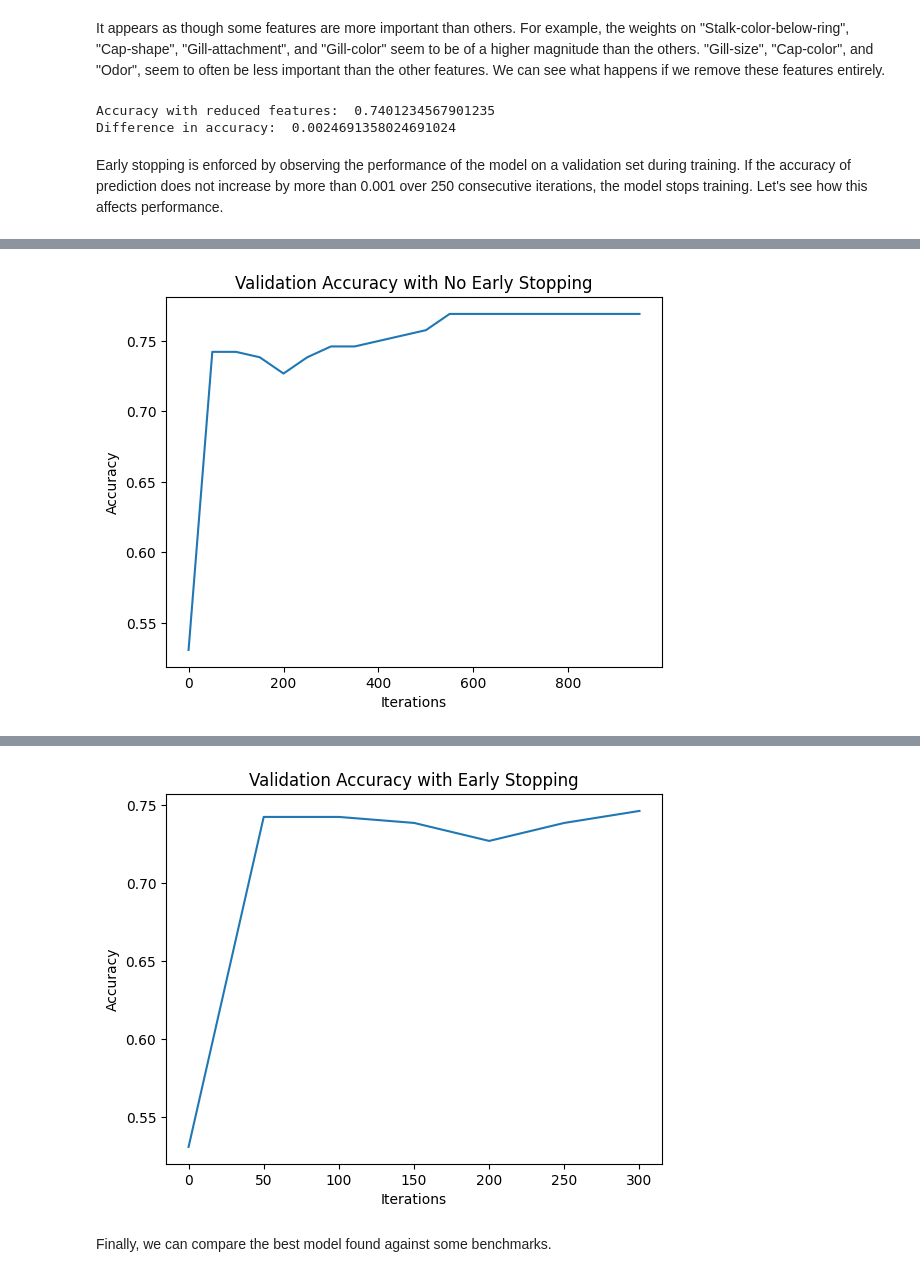
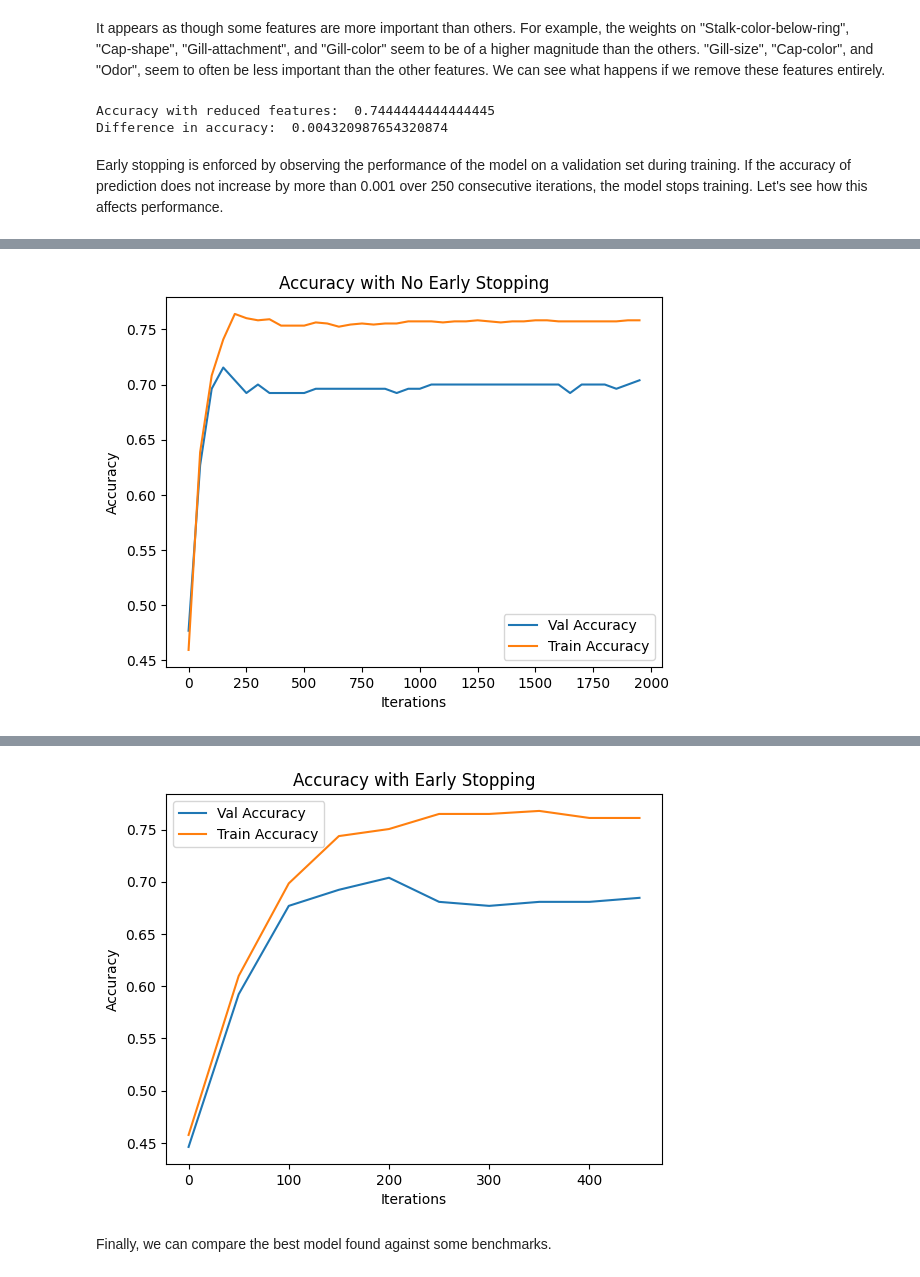
Before and after one commit to faverogian/ECSE551, a Jupyter notebook: Project 1/Mushroom_Classification.ipynb, the cells around one changed output, grey strips where cells are left out. Drawn from its saved outputs; the diff is of its cells as text; code cells hidden in the pictures.

```diff
--- a/Project 1/Mushroom_Classification.ipynb
+++ b/Project 1/Mushroom_Classification.ipynb
@@ -20,6 +20,9 @@ mushroom_set.columns = mushroom_headers
 # Get the labels from last column
 X = mushroom_set.iloc[:, :-1]
 Y = mushroom_set.iloc[:, -1]
+
+# Normalize the data per column
+X = (X - X.mean()) / X.std()
 # %% [markdown]
 An automated process was designed to choose candidate models that had the highest accuracy based on a nested cross validation algorithm. A hyperparameter grid was constructed to identify the best learning rate, regularization, and norm penalty.
 # %%
@@ -116,8 +125,8 @@ accuracy_reduced = nested_cv.k_fold_cross_validation(best_model, X_reduced, Y)
 print("Accuracy with reduced features: ", accuracy_reduced)
 print("Difference in accuracy: ", best_accuracy - accuracy_reduced)
 # %% [output]
-Accuracy with reduced features:  0.7401234567901235
-Difference in accuracy:  0.0024691358024691024
+Accuracy with reduced features:  0.7444444444444445
+Difference in accuracy:  0.004320987654320874
 # %% [markdown]
 Early stopping is enforced by observing the performance of the model on a validation set during training. If the accuracy of prediction does not increase by more than 0.001 over 250 consecutive iterations, the model stops training. Let's see how this affects performance.
 # %%
@@ -127,32 +136,39 @@ import time
 # Evaluate the best model with no early stopping
 timer = time.time()
 best_model.early_stopping = False
-iterations, accuracies = best_model.fit(x_train, y_train, x_val, y_val)
+best_model.w = None
+iterations, val_accuracies, train_accuracies = best_model.fit(x_train, y_train, x_val, y_val)
 Y_pred = best_model.predict(X_test)
 accuracy = np.mean(Y_pred == Y_test)
-print("Test set accuracy with no stopping (1000 iterations):", accuracy)
+print("Test set accuracy with no stopping (2000 iterations):", accuracy)
 print("Time elapsed:", time.time() - timer)
 
 # Make a plot of the accuracy vs iterations
-plt.plot(iterations, accuracies)
+plt.plot(iterations, val_accuracies, label='Val Accuracy')
+plt.plot(iterations, train_accuracies, label='Train Accuracy')
 plt.xlabel("Iterations")
 plt.ylabel("Accuracy")
-plt.title("Validation Accuracy with No Early Stopping")
+plt.title("Accuracy with No Early Stopping")
+plt.legend()
 plt.show()
 
 # Evaluate model with early stopping
 timer = time.time()
 best_model.early_stopping = True
-iterations, accuracies = best_model.fit(x_train, y_train, x_val, y_val)
+best_model.w = None
+iterations, val_accuracies, train_accuracies = best_model.fit(x_train, y_train, x_val, y_val)
 Y_pred = best_model.predict(X_test)
 accuracy = np.mean(Y_pred == Y_test)
 print(f"Test set accuracy with stopping after {iterations[-1]} iterations:", accuracy)
 print("Time elapsed:", time.time() - timer)
 
 # Make a plot of the accuracy vs iterations
-plt.plot(iterations, accuracies)
+plt.plot(iterations, val_accuracies, label='Val Accuracy')
+plt.plot(iterations, train_accuracies, label='Train Accuracy')
+plt.plot()
 plt.xlabel("Iterations")
 plt.ylabel("Accuracy")
-plt.title("Validation Accuracy with Early Stopping")
+plt.title("Accuracy with Early Stopping")
+plt.legend()
 plt.show()
 # %% [output]
@@ -161 +177 @@ Time elapsed: 0.4700050354003906
-[figure, old version]
+[figure, new version]
@@ -164,4 +180,4 @@ Time elapsed: 0.13766694068908691
-[figure, old version]
+[figure, new version]
 # %% [markdown]
 Finally, we can compare the best model found against some benchmarks.
 # %%
```
Also changed, not shown: parts of 4 cells of this notebook, 3 other files.
